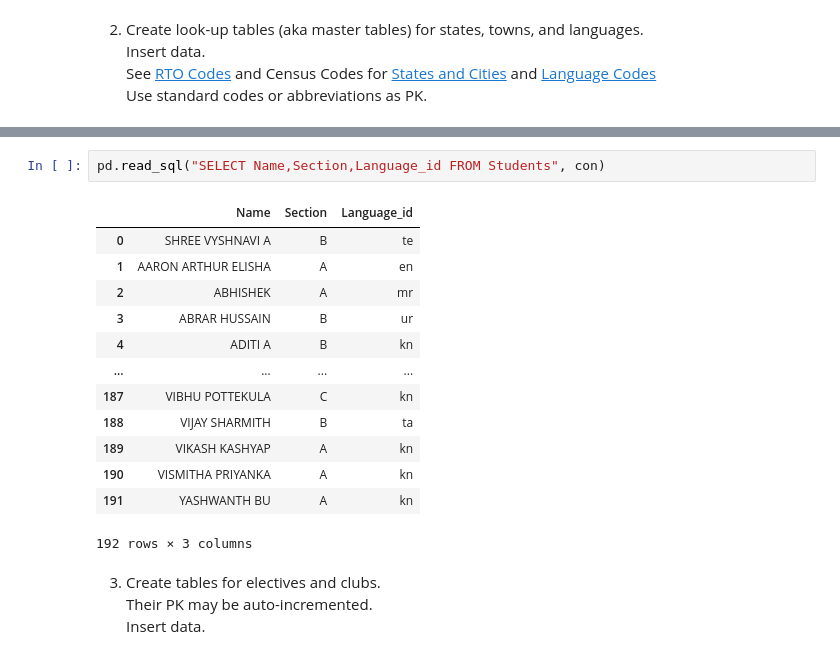
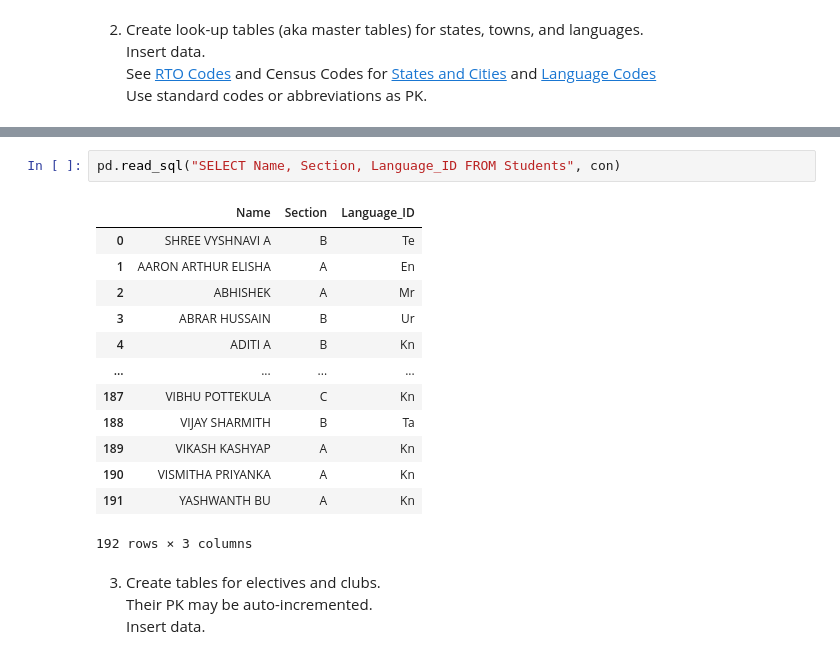
Before and after one commit to reethu039/DBMS, a Jupyter notebook: 0501_lab_reethurgt.ipynb, the cells around one changed output, grey strips where cells are left out. Cells and saved outputs as stored; diff of their text form.

```diff
--- a/0501_lab_reethurgt.ipynb
+++ b/0501_lab_reethurgt.ipynb
@@ -392,18 +636,18 @@ con.execute(sql)
 # %%
-pd.read_sql("SELECT Name,Section,Language_id FROM Students", con)
+pd.read_sql("SELECT Name, Section, Language_ID FROM Students", con)
 # %% [output]
-|  | Name | Section | Language_id |
-| 0 | SHREE VYSHNAVI A | B | te |
-| 1 | AARON ARTHUR ELISHA | A | en |
-| 2 | ABHISHEK | A | mr |
-| 3 | ABRAR HUSSAIN | B | ur |
-| 4 | ADITI A | B | kn |
+|  | Name | Section | Language_ID |
+| 0 | SHREE VYSHNAVI A | B | Te |
+| 1 | AARON ARTHUR ELISHA | A | En |
+| 2 | ABHISHEK | A | Mr |
+| 3 | ABRAR HUSSAIN | B | Ur |
+| 4 | ADITI A | B | Kn |
 | ... | ... | ... | ... |
-| 187 | VIBHU POTTEKULA | C | kn |
-| 188 | VIJAY SHARMITH | B | ta |
-| 189 | VIKASH KASHYAP | A | kn |
-| 190 | VISMITHA PRIYANKA | A | kn |
-| 191 | YASHWANTH BU | A | kn |
+| 187 | VIBHU POTTEKULA | C | Kn |
+| 188 | VIJAY SHARMITH | B | Ta |
+| 189 | VIKASH KASHYAP | A | Kn |
+| 190 | VISMITHA PRIYANKA | A | Kn |
+| 191 | YASHWANTH BU | A | Kn |
 192 rows × 3 columns
 # %% [markdown]
 3. Create tables for electives and clubs.
```
Also changed, not shown: parts of 23 cells of this notebook, 1 other file.
